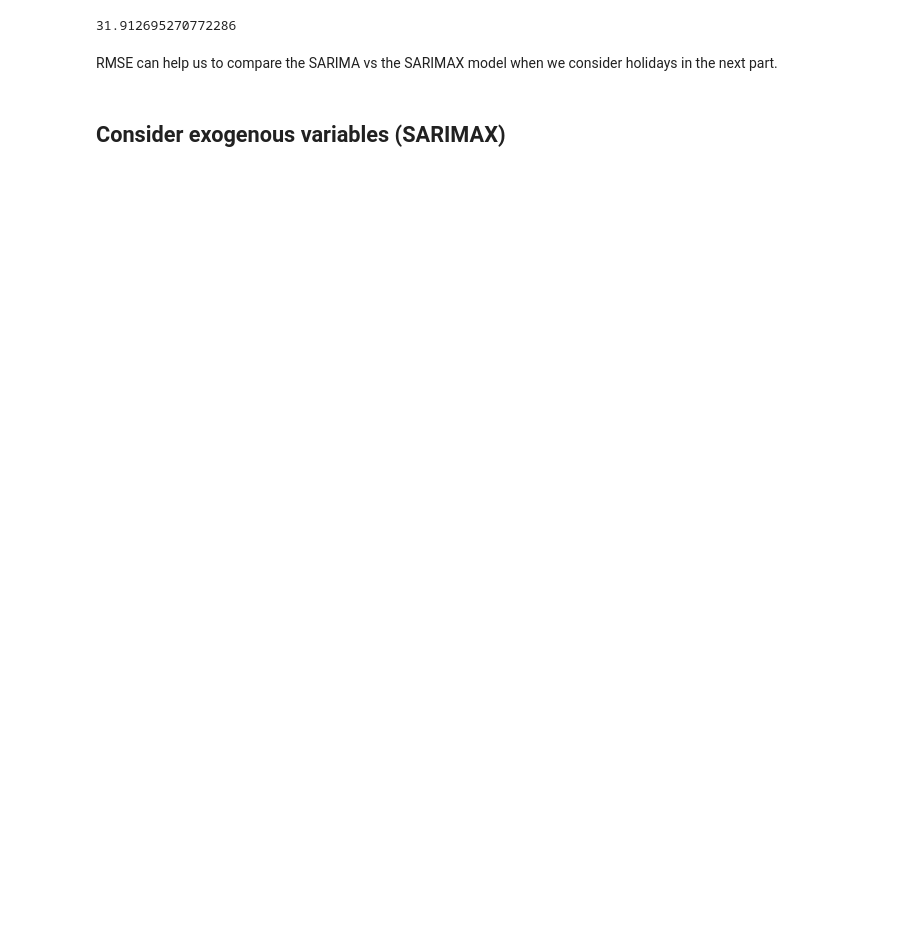
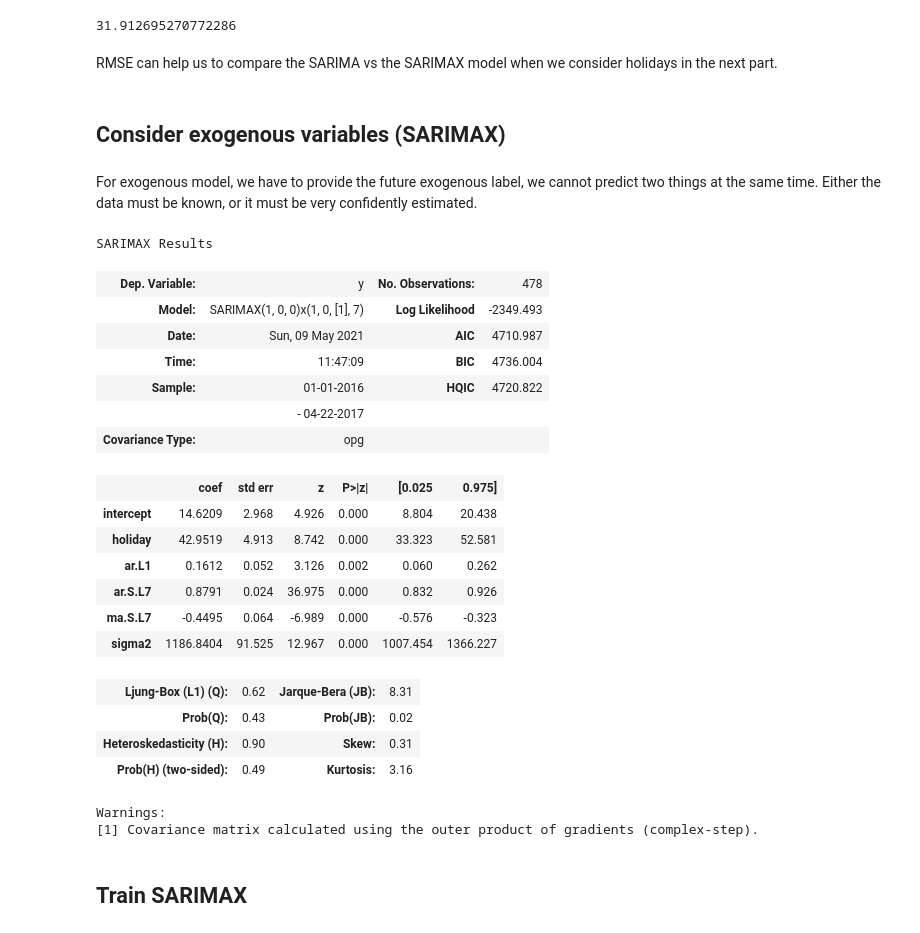
Before and after one commit to kromerh/coincaster, a Jupyter notebook: 04.Analysis/09 SARIMAX.ipynb, the cells around one changed output. Drawn from its saved outputs; the diff is of its cells as text; code cells hidden in the pictures; blank space fills up the shorter version.

```diff
--- a/04.Analysis/09 SARIMAX.ipynb
+++ b/04.Analysis/09 SARIMAX.ipynb
@@ -266,3 +261,36 @@ error
 RMSE can help us to compare the SARIMA vs the SARIMAX model when we consider holidays in the next part.
 # %% [markdown]
 ## Consider exogenous variables (SARIMAX)
+# %% [markdown]
+For exogenous model, we have to provide the future exogenous label, we cannot predict two things at the same time.
+Either the data must be known, or it must be very confidently estimated.
+# %%
+auto_arima(df_rest['total'],
+           exogenous=df_rest[['holiday']], # needs a dataframe of exogenous data
+           m=7, # daily data so 7 days per week
+           seasonal=True
+          ).summary()
+# %% [output]
+SARIMAX Results
+| Dep. Variable: | y | No. Observations: | 478 |
+| Model: | SARIMAX(1, 0, 0)x(1, 0, [1], 7) | Log Likelihood | -2349.493 |
+| Date: | Sun, 09 May 2021 | AIC | 4710.987 |
+| Time: | 11:47:09 | BIC | 4736.004 |
+| Sample: | 01-01-2016 | HQIC | 4720.822 |
+|  | - 04-22-2017 |  |  |
+| Covariance Type: | opg |  |  |
+|  | coef | std err | z | P>|z| | [0.025 | 0.975] |
+| intercept | 14.6209 | 2.968 | 4.926 | 0.000 | 8.804 | 20.438 |
+| holiday | 42.9519 | 4.913 | 8.742 | 0.000 | 33.323 | 52.581 |
+| ar.L1 | 0.1612 | 0.052 | 3.126 | 0.002 | 0.060 | 0.262 |
+| ar.S.L7 | 0.8791 | 0.024 | 36.975 | 0.000 | 0.832 | 0.926 |
+| ma.S.L7 | -0.4495 | 0.064 | -6.989 | 0.000 | -0.576 | -0.323 |
+| sigma2 | 1186.8404 | 91.525 | 12.967 | 0.000 | 1007.454 | 1366.227 |
+| Ljung-Box (L1) (Q): | 0.62 | Jarque-Bera (JB): | 8.31 |
+| Prob(Q): | 0.43 | Prob(JB): | 0.02 |
+| Heteroskedasticity (H): | 0.90 | Skew: | 0.31 |
+| Prob(H) (two-sided): | 0.49 | Kurtosis: | 3.16 |
+Warnings:
+[1] Covariance matrix calculated using the outer product of gradients (complex-step).
+# %% [markdown]
+## Train SARIMAX
```
Also changed, not shown: parts of 16 cells of this notebook, 1 other file.
